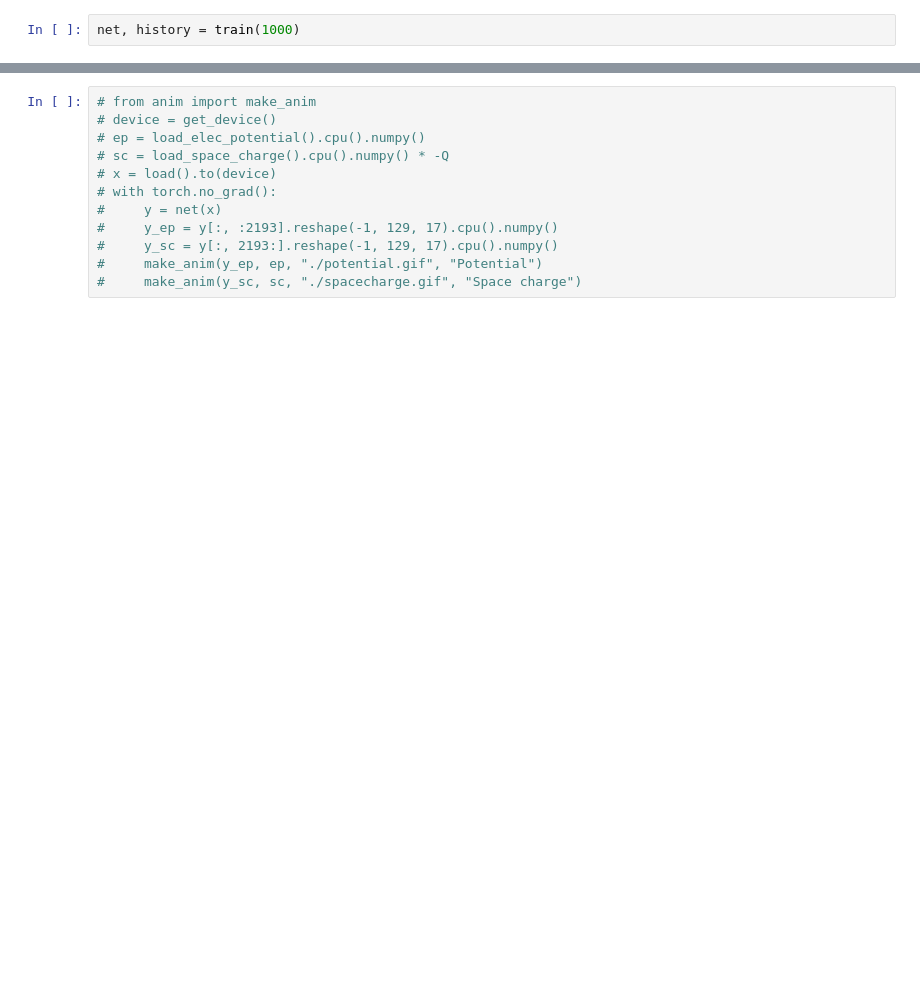
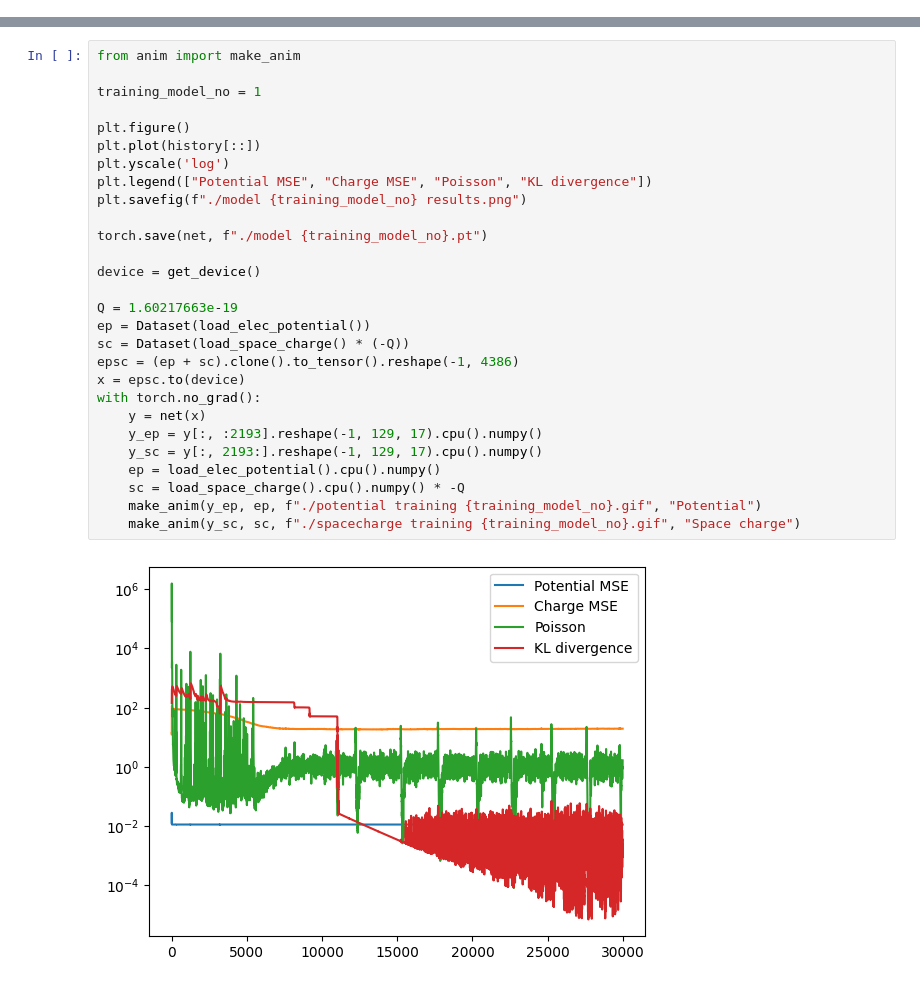
Before and after one commit to darinchau/physical-simulation-ml-3900, a Jupyter notebook: week7.ipynb, the cells around one changed output, grey strips where cells are left out. Drawn from its saved outputs; the diff is of its cells as text; blank space fills up the shorter version.

```diff
--- a/week7.ipynb
+++ b/week7.ipynb
@@ -119,2 +0,0 @@ def train(epochs: int):
-# %%
-net, history = train(1000)
@@ -152,12 +85,30 @@ Non-trainable params: 0
 # %%
-# from anim import make_anim
-# device = get_device()
-# ep = load_elec_potential().cpu().numpy()
-# sc = load_space_charge().cpu().numpy() * -Q
-# x = load().to(device)
-# with torch.no_grad():
-#     y = net(x)
-#     y_ep = y[:, :2193].reshape(-1, 129, 17).cpu().numpy()
-#     y_sc = y[:, 2193:].reshape(-1, 129, 17).cpu().numpy()
-#     make_anim(y_ep, ep, "./potential.gif", "Potential")
-#     make_anim(y_sc, sc, "./spacecharge.gif", "Space charge")
+from anim import make_anim
+
+training_model_no = 1
+
+plt.figure()
+plt.plot(history[::])
+plt.yscale('log')
+plt.legend(["Potential MSE", "Charge MSE", "Poisson", "KL divergence"])
+plt.savefig(f"./model {training_model_no} results.png")
+
+torch.save(net, f"./model {training_model_no}.pt")
+
+device = get_device()
+
+Q = 1.60217663e-19
+ep = Dataset(load_elec_potential())
+sc = Dataset(load_space_charge() * (-Q))
+epsc = (ep + sc).clone().to_tensor().reshape(-1, 4386)
+x = epsc.to(device)
+with torch.no_grad():
+    y = net(x)
+    y_ep = y[:, :2193].reshape(-1, 129, 17).cpu().numpy()
+    y_sc = y[:, 2193:].reshape(-1, 129, 17).cpu().numpy()
+    ep = load_elec_potential().cpu().numpy()
+    sc = load_space_charge().cpu().numpy() * -Q
+    make_anim(y_ep, ep, f"./potential training {training_model_no}.gif", "Potential")
+    make_anim(y_sc, sc, f"./spacecharge training {training_model_no}.gif", "Space charge")
+# %% [output]
+[figure, added]
```
Also changed, not shown: parts of 6 cells of this notebook, 7 other files.
